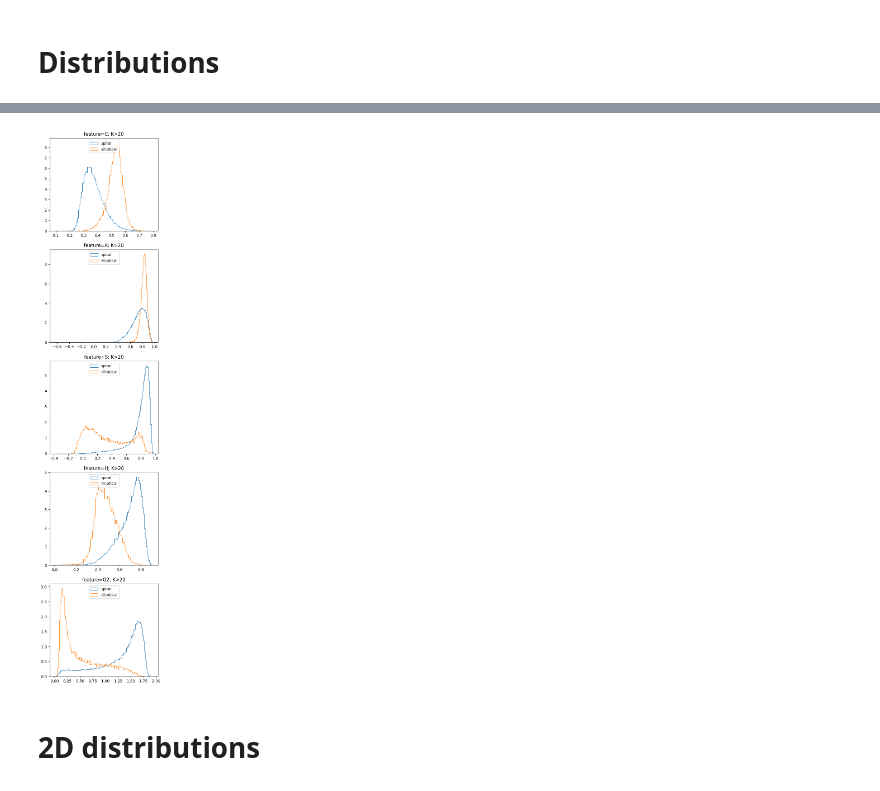
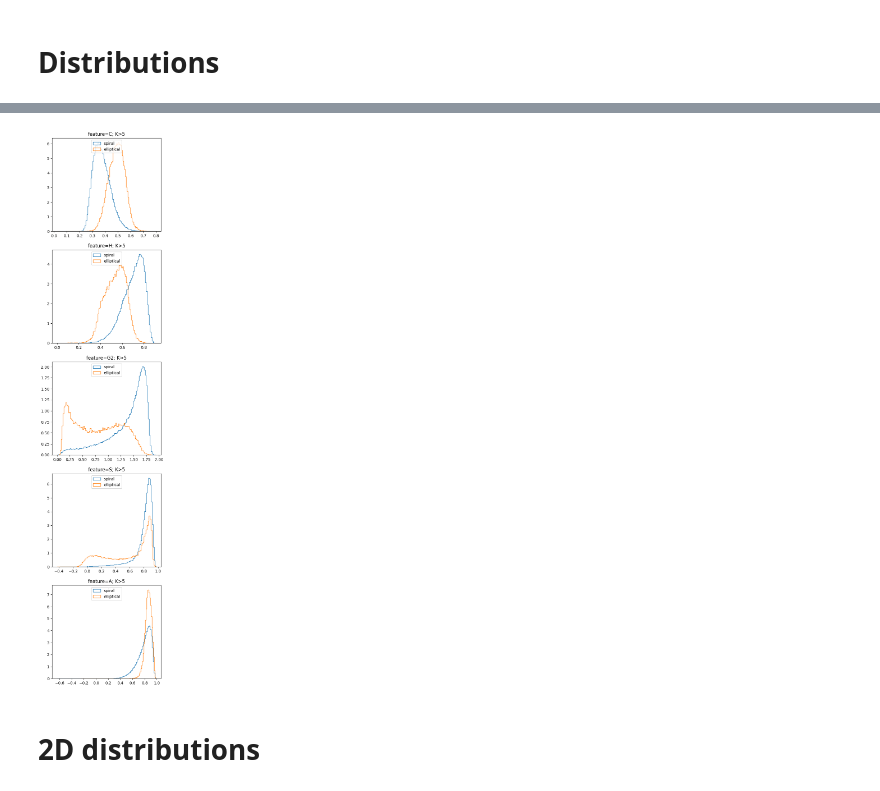
Before and after one commit to mhassans/galaxyMorphology, a Jupyter notebook: PCAandDistributions.ipynb, the cells around one changed output, grey strips where cells are left out. Saved outputs shown, nothing was run; the diff lists cells and outputs as text; code cells hidden in the pictures.

```diff
--- a/PCAandDistributions.ipynb
+++ b/PCAandDistributions.ipynb
@@ -56,0 +67,6 @@ def features_grouped_by_label(df, features=['C', 'A', 'S', 'H', 'G2'], extra_tit
+# %%
+features = ['C', 'H', 'G2', 'S', 'A']
+
+for feature in features:
+    trueLabel = 'ELLIPTICAL' if feature in ['C', 'A'] else 'SPIRAL'
+    single_roc(df_norm[trueLabel], df_norm[feature], title = feature)
@@ -57,8 +84,9 @@ def features_grouped_by_label(df, features=['C', 'A', 'S', 'H', 'G2'], extra_tit
 # %%
-minK = 20
-features_grouped_by_label(df[df['K']>minK], features=['C', 'A', 'S', 'H', 'G2'], extra_title='; K>'+str(minK))
+#non-normalized version
+minK = 5
+features_grouped_by_label(df[df['K']>minK], features=features, extra_title='; K>'+str(minK))
 # %% [output]
-[figure, old version]
+[figure, new version]
 # %% [markdown]
 # 2D distributions
 # %%
```
Also changed, not shown: parts of 7 cells of this notebook, 1 other file.
